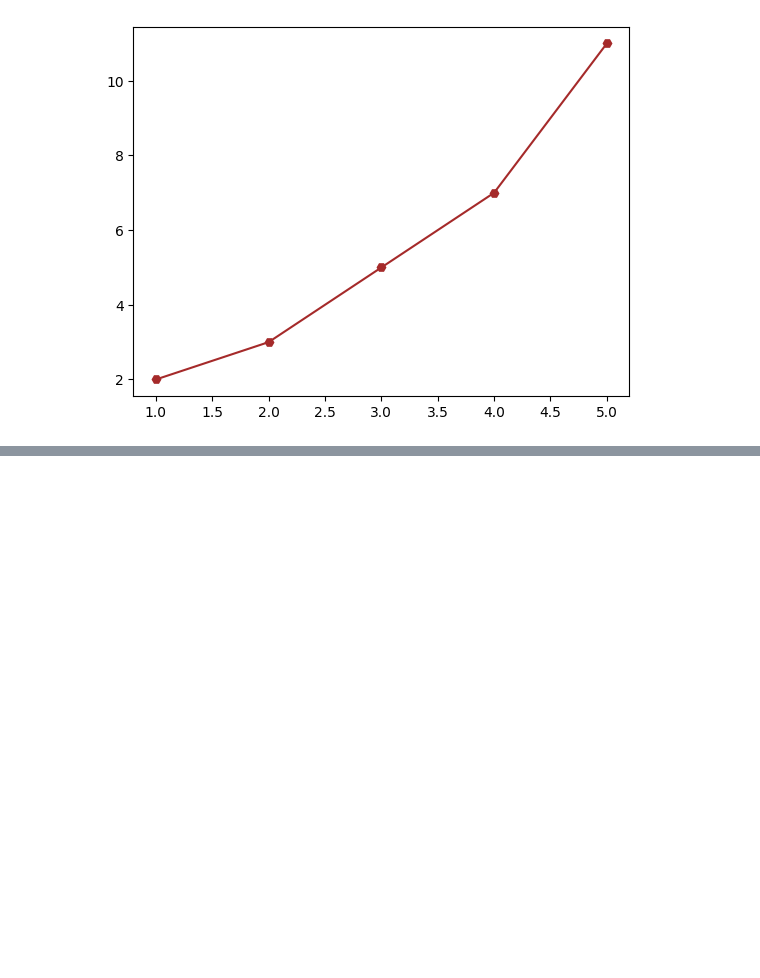
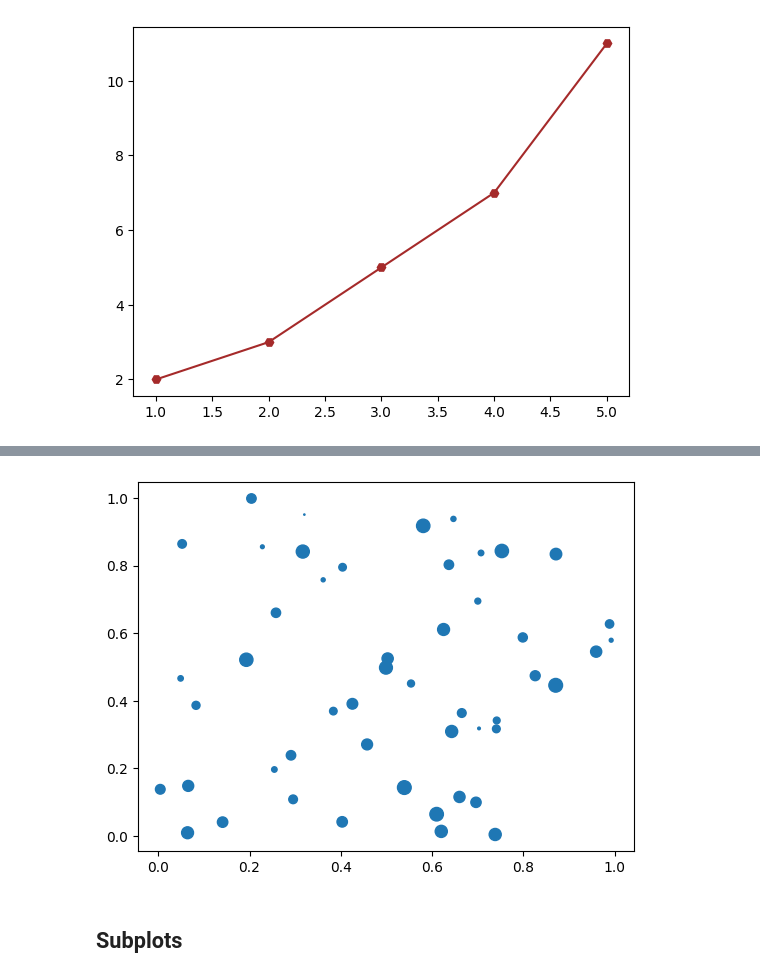
Before and after one commit to Tita9630/DataAnalytics-2026, a Jupyter notebook: week-07/Ex3A_Plotting_Data.ipynb, the cells around one changed output, grey strips where cells are left out. Saved outputs shown, nothing was run; the diff lists cells and outputs as text; code cells hidden in the pictures; blank space fills up the shorter version.

```diff
--- a/week-07/Ex3A_Plotting_Data.ipynb
+++ b/week-07/Ex3A_Plotting_Data.ipynb
@@ -72,0 +99,10 @@ plt.show()
+# %%
+x = np.random.rand(50)  # it is giving me a warning message because i did not specify any color
+y = np.random.rand(50)
+s = np.random.rand(50) * 100
+plt.scatter(x, y, s=s, cmap='viridis')
+plt.show()
+# %% [output]
+[figure, added]
+# %% [markdown]
+ ## Subplots
```
Also changed, not shown: parts of 9 cells of this notebook.
